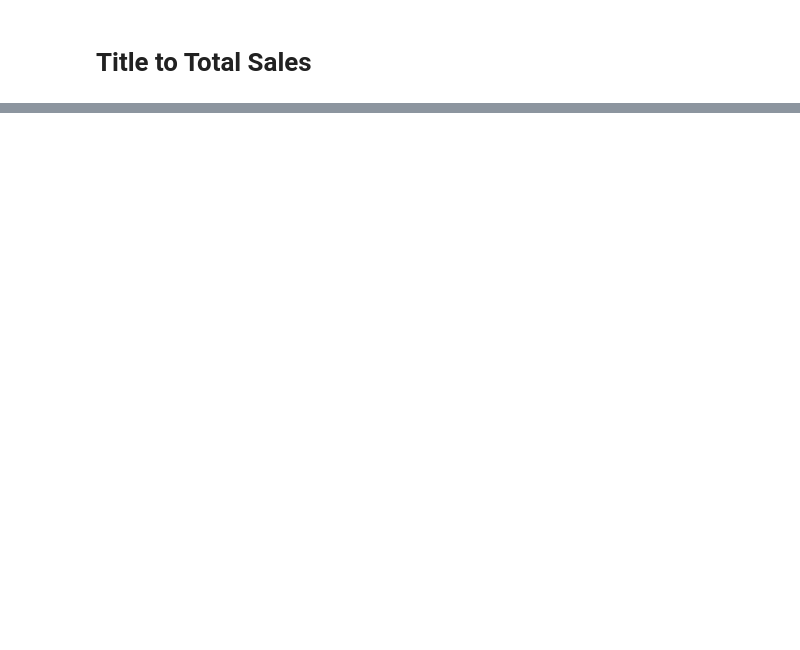
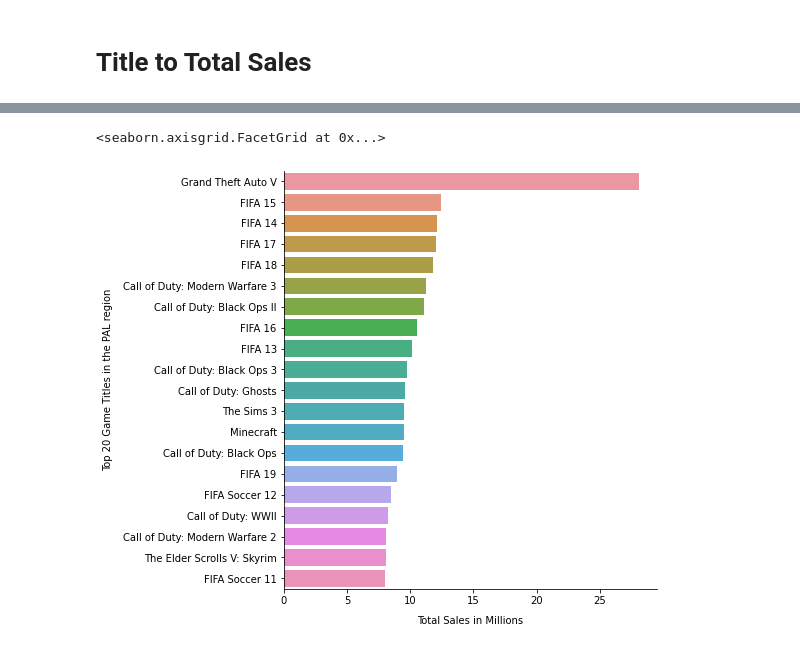
Before and after one commit to Secade/DATASCI-Video-Game-Sales, a Jupyter notebook: Video Game Sales EDA.ipynb, the cells around one changed output, grey strips where cells are left out. Saved outputs shown, nothing was run; the diff lists cells and outputs as text; code cells hidden in the pictures; blank space fills up the shorter version.

```diff
--- a/Video Game Sales EDA.ipynb
+++ b/Video Game Sales EDA.ipynb
@@ -543,0 +624,5 @@ title_total_plot.set_axis_labels("Total Sales in Millions", "Top 20 Game Titles"
+# %%
+region_sales_pal = region_sales.groupby(["title"], as_index=False)['pal_sales'].sum()
+region_sales_pal = region_sales_pal.sort_values(by='pal_sales', ascending=False)
+region_sales_pal = region_sales_pal.nlargest(20, 'pal_sales')
+region_sales_pal
@@ -543,0 +647,7 @@ title_total_plot.set_axis_labels("Total Sales in Millions", "Top 20 Game Titles"
+# %%
+region_sales_pal_plot = sns.catplot(data = region_sales_pal, x = "pal_sales", y = "title", kind="bar", orient = 'h')
+region_sales_pal_plot.fig.set_size_inches(10.5, 6.5)
+region_sales_pal_plot.set_axis_labels("Total Sales in Millions", "Top 20 Game Titles in the PAL region", labelpad=10)
+# %% [output]
+<seaborn.axisgrid.FacetGrid at 0x...>
+[figure, added]
```
Also changed, not shown: parts of 33 cells of this notebook.
